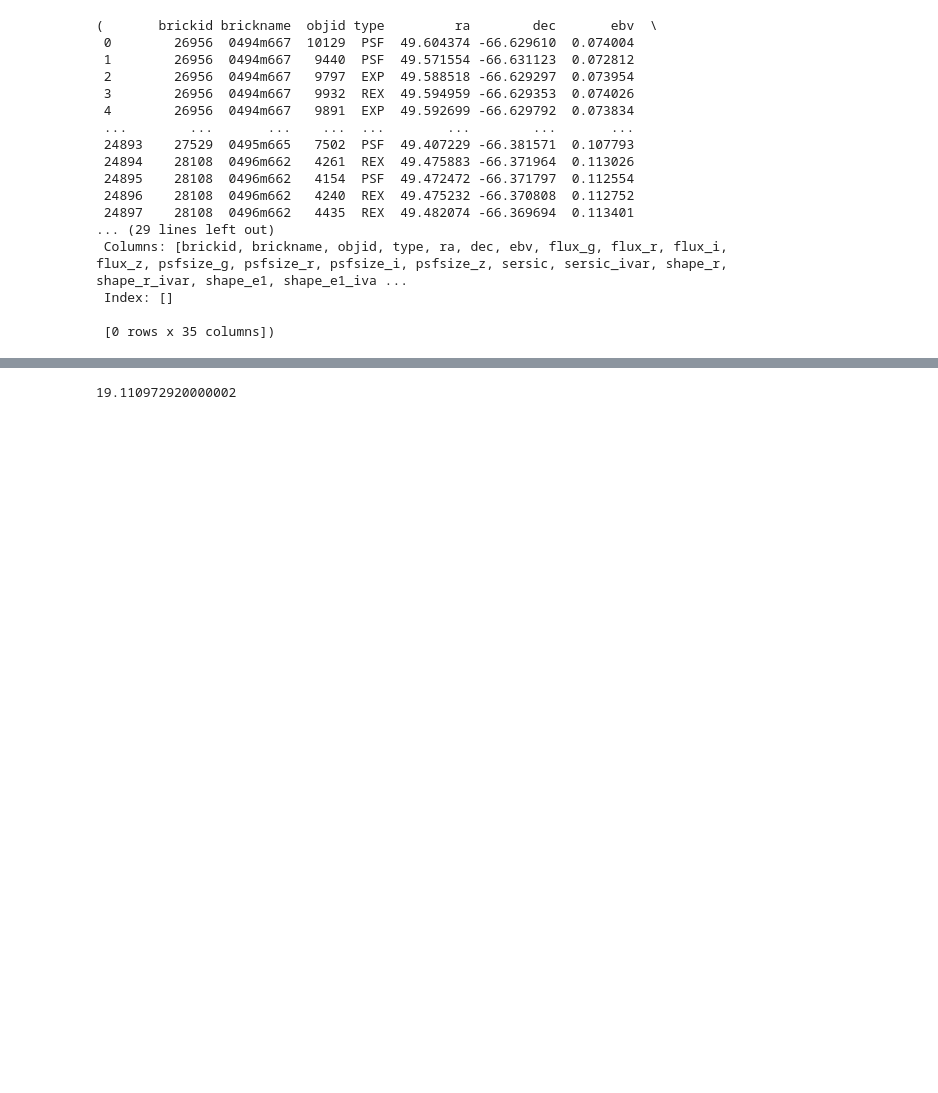
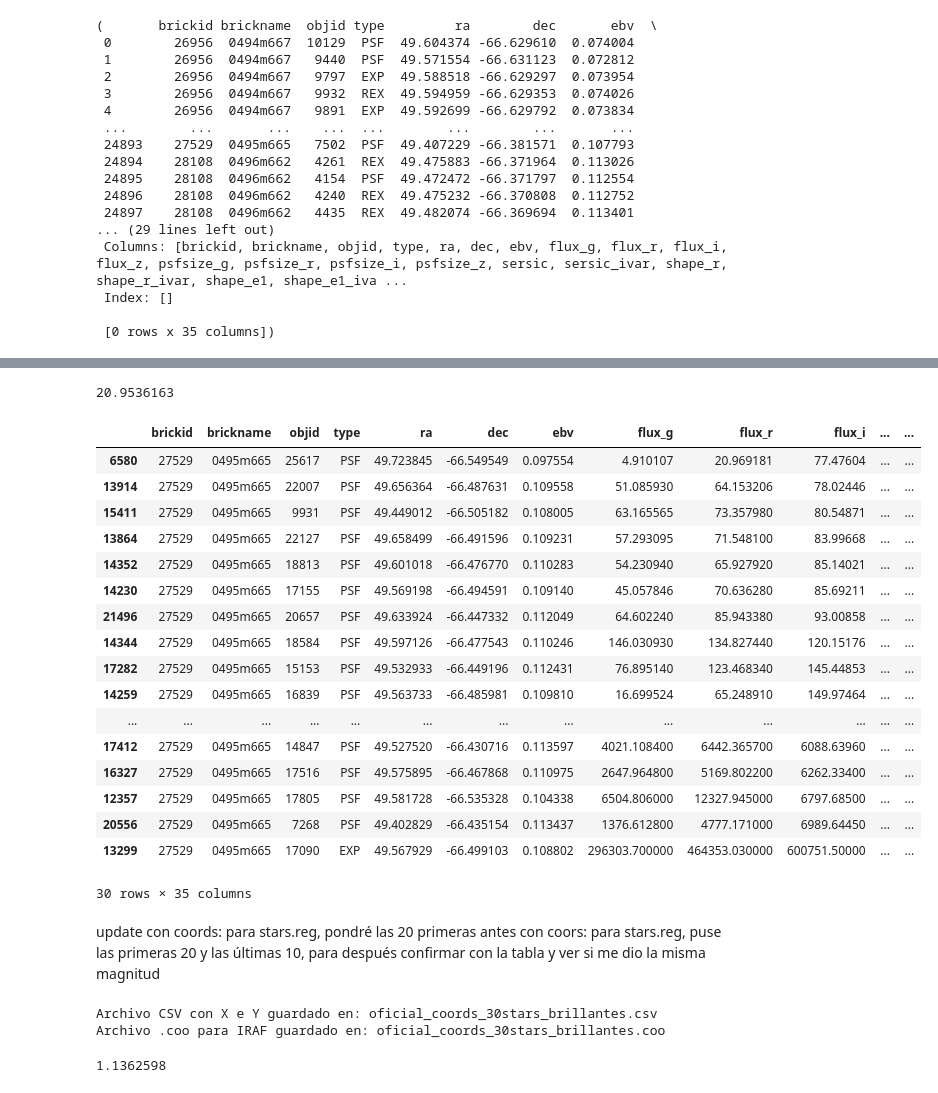
Before and after one commit to blnblnbln/TESIS, a Jupyter notebook: analysis_gmos/masa.ipynb, the cells around one changed output, grey strips where cells are left out. Drawn from its saved outputs; the diff is of its cells as text; code cells hidden in the pictures; blank space fills up the shorter version.

Commit message:
se agrega masa y tabla con estrellas mas brillantes

```diff
--- a/analysis_gmos/masa.ipynb
+++ b/analysis_gmos/masa.ipynb
@@ -166 +170,6 @@ filtered_df = filtered_df.loc[filtered_df['mag_i']!=np.inf]
 filtered_df = filtered_df.loc[filtered_df["mag_i"].notna()]
+# %%
+#busco el primer percentil (o percentil 10), de la distribución, so, las màs brillantes
+np.percentile(filtered_df["mag_i"],10)
+# %% [output]
+20.9536163
@@ -166,0 +179,24 @@ filtered_df = filtered_df.loc[filtered_df["mag_i"].notna()]
+# %%
+#ascending false hace que me muestre de la menos brillante a la màs brillante (valores màs altos primero y al final màs bajos)
+#luego yo eligo tail30 para elegir las últimas 30 que serían las últimas más brillantes (elijo mag 16 o 17 porque mag 20 son dèbiles para estrellas)
+filtered_df = filtered_df.sort_values(by="mag_i",ascending=False).tail(30)
+filtered_df
+# %% [output]
+|  | brickid | brickname | objid | type | ra | dec | ebv | flux_g | flux_r | flux_i | ... | ... |
+| 6580 | 27529 | 0495m665 | 25617 | PSF | 49.723845 | -66.549549 | 0.097554 | 4.910107 | 20.969181 | 77.47604 | ... | ... |
+| 13914 | 27529 | 0495m665 | 22007 | PSF | 49.656364 | -66.487631 | 0.109558 | 51.085930 | 64.153206 | 78.02446 | ... | ... |
+| 15411 | 27529 | 0495m665 | 9931 | PSF | 49.449012 | -66.505182 | 0.108005 | 63.165565 | 73.357980 | 80.54871 | ... | ... |
+| 13864 | 27529 | 0495m665 | 22127 | PSF | 49.658499 | -66.491596 | 0.109231 | 57.293095 | 71.548100 | 83.99668 | ... | ... |
+| 14352 | 27529 | 0495m665 | 18813 | PSF | 49.601018 | -66.476770 | 0.110283 | 54.230940 | 65.927920 | 85.14021 | ... | ... |
+| 14230 | 27529 | 0495m665 | 17155 | PSF | 49.569198 | -66.494591 | 0.109140 | 45.057846 | 70.636280 | 85.69211 | ... | ... |
+| 21496 | 27529 | 0495m665 | 20657 | PSF | 49.633924 | -66.447332 | 0.112049 | 64.602240 | 85.943380 | 93.00858 | ... | ... |
+| 14344 | 27529 | 0495m665 | 18584 | PSF | 49.597126 | -66.477543 | 0.110246 | 146.030930 | 134.827440 | 120.15176 | ... | ... |
+| 17282 | 27529 | 0495m665 | 15153 | PSF | 49.532933 | -66.449196 | 0.112431 | 76.895140 | 123.468340 | 145.44853 | ... | ... |
+| 14259 | 27529 | 0495m665 | 16839 | PSF | 49.563733 | -66.485981 | 0.109810 | 16.699524 | 65.248910 | 149.97464 | ... | ... |
+| ... | ... | ... | ... | ... | ... | ... | ... | ... | ... | ... | ... | ... |
+| 17412 | 27529 | 0495m665 | 14847 | PSF | 49.527520 | -66.430716 | 0.113597 | 4021.108400 | 6442.365700 | 6088.63960 | ... | ... |
+| 16327 | 27529 | 0495m665 | 17516 | PSF | 49.575895 | -66.467868 | 0.110975 | 2647.964800 | 5169.802200 | 6262.33400 | ... | ... |
+| 12357 | 27529 | 0495m665 | 17805 | PSF | 49.581728 | -66.535328 | 0.104338 | 6504.806000 | 12327.945000 | 6797.68500 | ... | ... |
+| 20556 | 27529 | 0495m665 | 7268 | PSF | 49.402829 | -66.435154 | 0.113437 | 1376.612800 | 4777.171000 | 6989.64450 | ... | ... |
+| 13299 | 27529 | 0495m665 | 17090 | EXP | 49.567929 | -66.499103 | 0.108802 | 296303.700000 | 464353.030000 | 600751.50000 | ... | ... |
+30 rows × 35 columns
@@ -167,5 +208,45 @@ filtered_df = filtered_df.loc[filtered_df["mag_i"].notna()]
+# %% [markdown]
+update con coords: para stars.reg, pondré las 20 primeras
+antes con coors: para stars.reg, puse las primeras 20 y las últimas 10, para después confirmar con la tabla y ver si me dio la misma magnitud
+# %%
+import pandas as pd
+from astropy.wcs import WCS
+from astropy.io import fits
+
+# Archivos de entrada y salida
+input_csv = "filtered_coords_oficial.csv"   # Archivo de entrada con ID, RA, DEC
+#fits_file = "../../../Downloads/belen_joined/NGC1313/NGC1313_image_i.fits"       # Imagen FITS con WCS
+fits_file = "../../../Downloads/belen_joined/NGC1313/NGC1313_image_i.fits"
+output_csv = "oficial_coords_30stars_brillantes.csv"  # Salida: CSV con X, Y
+output_coo = "oficial_coords_30stars_brillantes.coo"  # Salida: archivo .coo solo con X e Y
+
+# Cargar el archivo CSV con coordenadas en grados
+df = pd.read_csv(input_csv)
+
+# Leer el header WCS de la imagen FITS
+with fits.open(fits_file) as hdul:
+    wcs = WCS(hdul[0].header)
+
+# Convertir RA y DEC a coordenadas en píxeles (X, Y)
+ra_dec_coords = zip(df['ra'], df['dec'])
+x, y = wcs.world_to_pixel_values(*zip(*ra_dec_coords))
+
+# Agregar X e Y al DataFrame
+df['X'] = x
+df['Y'] = y
+
+# Guardar el DataFrame completo en un CSV
+df.to_csv(output_csv, index=False)
+print(f"Archivo CSV con X e Y guardado en: {output_csv}")
+
+# Crear archivo .coo con solo X y Y
+df[['X', 'Y']].to_csv(output_coo, index=False, header=False, sep=' ')
+print(f"Archivo .coo para IRAF guardado en: {output_coo}")
+# %% [output]
+Archivo CSV con X e Y guardado en: oficial_coords_30stars_brillantes.csv
+Archivo .coo para IRAF guardado en: oficial_coords_30stars_brillantes.coo
 # %%
-np.percentile(filtered_df["mag_i"],1)
+np.percentile(filtered_df["psfsize_i"],10)
 # %% [output]
-19.110972920000002
+1.1362598
 # %%
```
Also changed, not shown: parts of 12 cells of this notebook, 4 other files.
